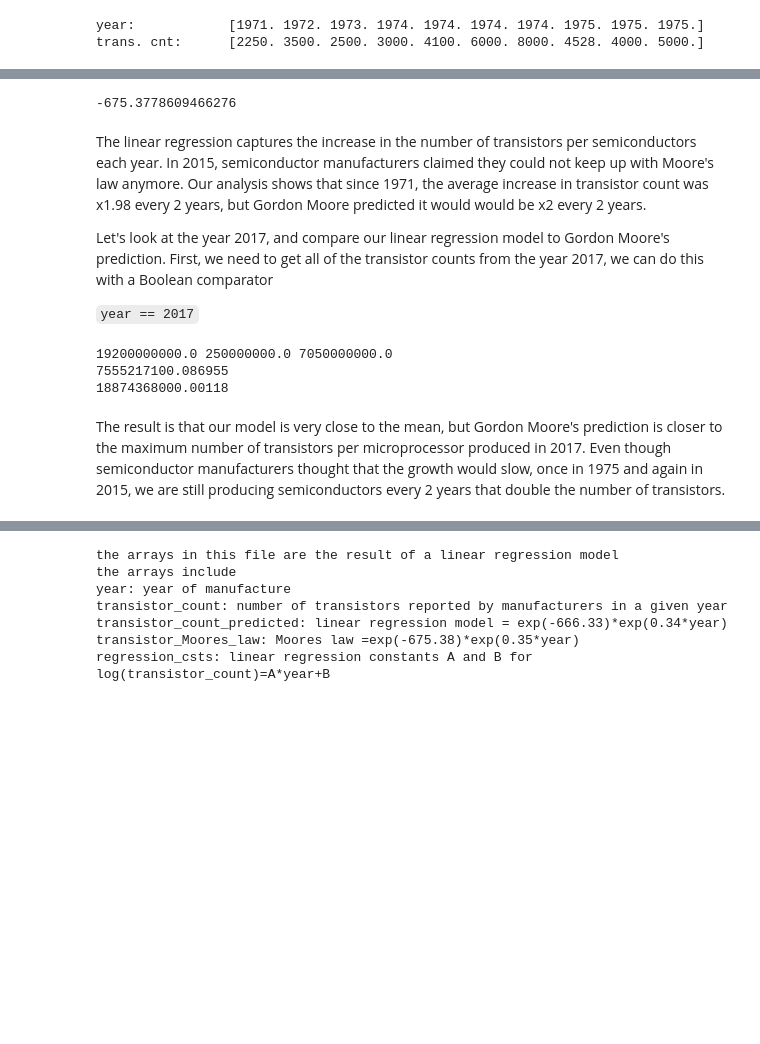
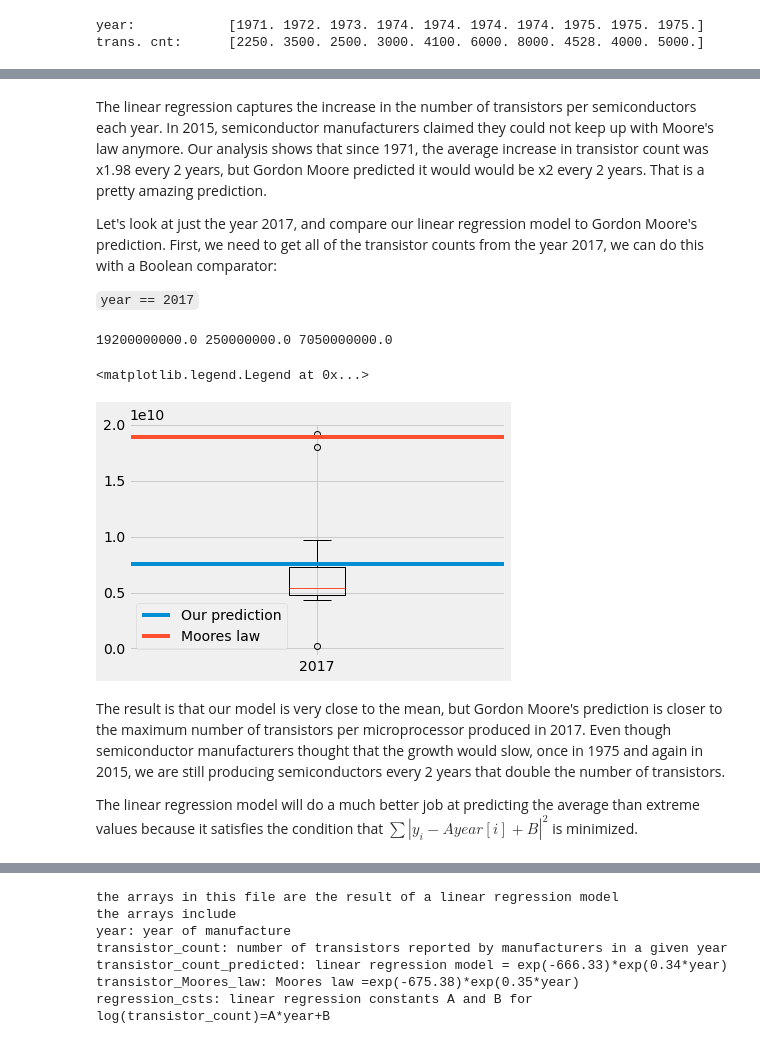
Before and after one commit to numpy/numpy-tutorials, a Jupyter notebook: content/mooreslaw-tutorial.ipynb, the cells around one changed output, grey strips where cells are left out. Cells and saved outputs as stored; diff of their text form; code cells hidden in the pictures; blank space fills up the shorter version.

```diff
--- a/content/mooreslaw-tutorial.ipynb
+++ b/content/mooreslaw-tutorial.ipynb
@@ -188,22 +238,25 @@ plt.ylabel('# of transistors\nper microprocessor');
-# %%
-GMB
-# %% [output]
--675.3778609466276
 # %% [markdown]
-The linear regression captures the increase in the number of transistors per semiconductors each year.  In 2015, semiconductor manufacturers claimed they could not keep up with Moore's law anymore. Our analysis shows that since 1971, the average increase in transistor count was x1.98 every 2 years, but Gordon Moore predicted it would would be x2 every 2 years.
+The linear regression captures the increase in the number of transistors per semiconductors each year.  In 2015, semiconductor manufacturers claimed they could not keep up with Moore's law anymore. Our analysis shows that since 1971, the average increase in transistor count was x1.98 every 2 years, but Gordon Moore predicted it would would be x2 every 2 years. That is a pretty amazing prediction.
 
-Let's look at the year 2017, and compare our linear regression model to Gordon Moore's prediction. First, we need to get all of the transistor counts from the year 2017, we can do this with a Boolean comparator
+Let's look at just the year 2017, and compare our linear regression model to Gordon Moore's prediction. First, we need to get all of the transistor counts from the year 2017, we can do this with a Boolean comparator:
 
 `year == 2017`
-# %%
-transistor_count2017 = transistor_count[year == 2017]
-print(transistor_count2017.max(),transistor_count2017.min(),transistor_count2017.mean())
-print(np.exp(b)*np.exp(a*(2017-1971)/(2019-1971)))
-print(np.exp(GMB)*np.exp(np.log(2)/2*2017))
-# %% [output]
-19200000000.0 250000000.0 7050000000.0
-7555217100.086955
-18874368000.00118
+# %%
+transistor_count2017 = transistor_count[year == 2017]
+print(transistor_count2017.max(),transistor_count2017.min(),transistor_count2017.mean())
+our_model2017 = np.exp(B)*np.exp(A*2017)
+Moore_Model2017 = Moores_law(2017)
+
+plt.boxplot(transistor_count2017,labels = ['2017'])
+plt.plot([0.5,1.5],our_model2017*np.ones(2),label = 'Our prediction')
+plt.plot([0.5,1.5],Moore_Model2017*np.ones(2), label = 'Moores law')
+plt.legend()
+# %% [output]
+19200000000.0 250000000.0 7050000000.0
+<matplotlib.legend.Legend at 0x...>
+[figure, added]
 # %% [markdown]
 The result is that our model is very close to the mean, but Gordon Moore's prediction is closer to the maximum number of transistors per microprocessor produced in 2017. Even though semiconductor manufacturers thought that the growth would slow, once in 1975 and again in 2015, we are still producing semiconductors every 2 years that double the number of transistors.
+
+The linear regression model will do a much better job at predicting the average than extreme values because it satisfies the condition that $\sum |y_i - Ayear[i]+B|^2$ is minimized.
 # %% [markdown]
```
Also changed, not shown: parts of 36 cells of this notebook.
